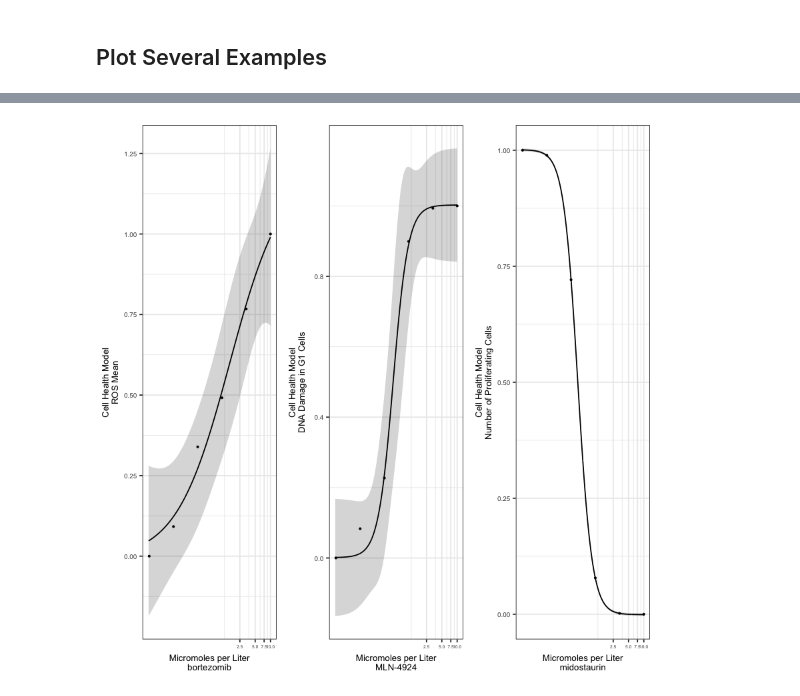
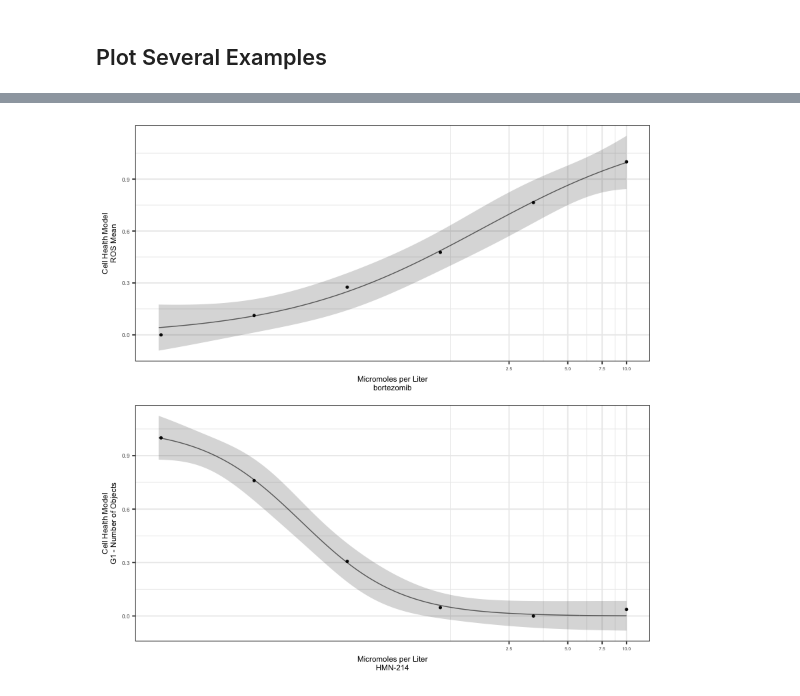
Before and after one commit to broadinstitute/cell-health, a Jupyter notebook: 4.apply/3.visualize-dose-response.ipynb, the cells around one changed output, grey strips where cells are left out. Cells and saved outputs as stored; diff of their text form; code cells hidden in the pictures.

Commit message:
update dose response visualization

```diff
--- a/4.apply/3.visualize-dose-response.ipynb
+++ b/4.apply/3.visualize-dose-response.ipynb
@@ -57,5 +78,5 @@ A data.frame: 3 × 13
 # %%
-dose_file <- file.path("results", "dose_response_curve_fit_results.tsv")
+dose_file <- file.path("repurposing_cellhealth_shiny", "data", "dose_response_curve_fit_results.tsv")
 
 dose_cols <- readr::cols(
     .default = readr::col_character(),
@@ -70,7 +91,7 @@ dose_cols <- readr::cols(
     residual = readr::col_double()
 )
 
-dose_df <- readr::read_tsv(dose_file, col_types = dose_cols)
+dose_df <- readr::read_tsv(dose_file, col_types = dose_cols) %>% tidyr::drop_na()
 
 print(dim(dose_df))
 head(dose_df, 3)
@@ -133,8 +150,2 @@ Warning message:
 # %% [markdown]
 ## Plot Several Examples
-# %%
-dose_curve_theme <- theme(
-    axis.text.x = element_text(size = 4),
-    axis.text.y = element_text(size = 6),
-    axis.title = element_text(size = 8)
-)
@@ -171,5 +152,9 @@ get_dose_curve <- function(moa_long_df, dose_df, model, pert_name, cell_health_m
 # %%
 model <- "cell_health_modz_target_vb_ros_mean"
 pert_name <- "bortezomib"
-bortezomib_gg <- get_dose_curve(moa_long_df, dose_df, model, pert_name, "ROS Mean") + dose_curve_theme
+bortezomib_gg <- suppressWarnings(
+    get_dose_curve(moa_long_df, dose_df, model, pert_name, "ROS Mean") + dose_curve_theme
+)
+
+dose_df %>% dplyr::filter(pert_iname == !!pert_name, model == !!model)
 # %% [output]
@@ -193,6 +166,10 @@ Warning message in (tquan * sqrt(varVal + sumObjRV)) * c(-1, 1):
 # %%
-model <- "cell_health_modz_target_cc_g1_n_spots_mean"
-cell_health_model <- "DNA Damage in G1 Cells"
-pert_name <- "MLN-4924"
-mln_g1_gg <- get_dose_curve(moa_long_df, dose_df, model, pert_name, cell_health_model) + dose_curve_theme
+model <- "cell_health_modz_target_cc_g1_n_objects"
+cell_health_model <- "G1 - Number of Objects"
+pert_name <- "HMN-214"
+hmn214_g1_gg <- suppressWarnings(
+    get_dose_curve(moa_long_df, dose_df, model, pert_name, cell_health_model) + dose_curve_theme
+)
+
+dose_df %>% dplyr::filter(pert_iname == !!pert_name, model == !!model)
 # %% [output]
@@ -239,17 +180,16 @@ Warning message in (tquan * sqrt(varVal + sumObjRV)) * c(-1, 1):
 # %%
 output_file <- file.path(figure_dir, "select_dose_examples.png")
 
 dose_examples_gg <- cowplot::plot_grid(
     bortezomib_gg,
-    mln_g1_gg,
-    midostaurin_edu_gg,
-    nrow = 1,
-    ncol = 3,
+    hmn214_g1_gg,
+    nrow = 2,
+    ncol = 1,
     align = "v"
 )
 
-cowplot::save_plot(output_file, dose_examples_gg, base_height = 3, base_width = 8.5)
+cowplot::save_plot(output_file, dose_examples_gg, base_height = 3.25, base_width = 3)
 
 dose_examples_gg
 # %% [output]
-[figure, old version]
+[figure, new version]
```
Also changed, not shown: parts of 10 cells of this notebook, 1 other file.
